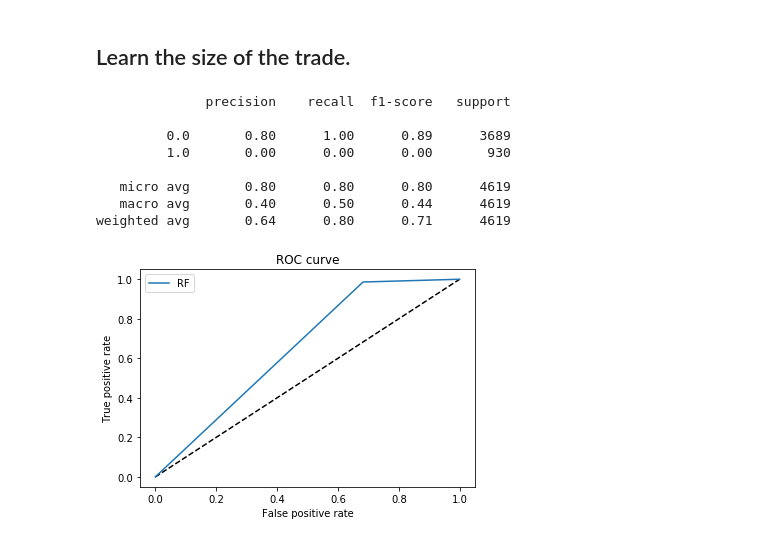
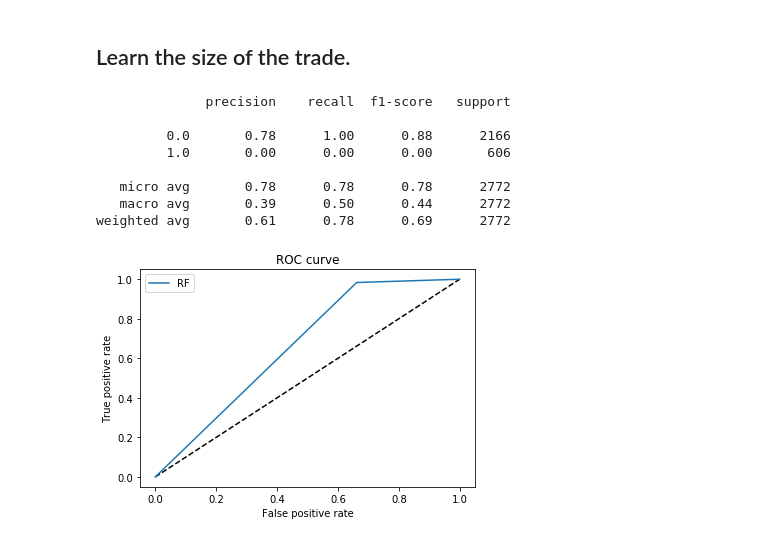
Before and after one commit to scottieblu/FinML, a Jupyter notebook: notebooks/complete_process.ipynb, the cells around one changed output. Cells and saved outputs as stored; diff of their text form; code cells hidden in the pictures.

```diff
--- a/notebooks/complete_process.ipynb
+++ b/notebooks/complete_process.ipynb
@@ -63,7 +63,7 @@ import src.features.datacleaner as dc
 data_cleaner = dc.DataCleaner()
 
 df = data_cleaner.remove_outliers(df, 'price')
-df = df.resample('1T').sum().drop_duplicates().dropna()
+df = df.resample('1T').median().drop_duplicates().dropna()
 # %% [markdown]
 ## Generate features
 # %% [markdown]
@@ -161,38 +161,38 @@ RANDOM_STATE = 777
 X = Xx.side.values.reshape(-1,1)
 #labels
 y = Xx.bin.values
 
 
-X_train, X_test, y_train, y_test = train_test_split(X, y, test_size=0.5,
+X_train, X_test, y_train, y_test = train_test_split(X, y, test_size=0.3,
                                                     shuffle=False)
 
 n_estimator = 10000
 rf = RandomForestClassifier(max_depth=2, n_estimators=n_estimator,
-                            criterion='entropy', random_state=RANDOM_STATE)
+                            criterion='entropy')
 
 rf.fit(X_train, y_train)
 
 # The random forest model by itself
 y_pred_rf = rf.predict_proba(X_test)[:, 1]
 y_pred = rf.predict(X_test)
 fpr_rf, tpr_rf, _ = roc_curve(y_test, y_pred_rf)
 print(classification_report(y_test, y_pred))
 
 plt.figure(1)
 plt.plot([0, 1], [0, 1], 'k--')
 plt.plot(fpr_rf, tpr_rf, label='RF')
 plt.xlabel('False positive rate')
 plt.ylabel('True positive rate')
 plt.title('ROC curve')
 plt.legend(loc='best')
 plt.show()
 # %% [output]
               precision    recall  f1-score   support
 
-         0.0       0.80      1.00      0.89      3689
-         1.0       0.00      0.00      0.00       930
+         0.0       0.78      1.00      0.88      2166
+         1.0       0.00      0.00      0.00       606
 
-   micro avg       0.80      0.80      0.80      4619
-   macro avg       0.40      0.50      0.44      4619
-weighted avg       0.64      0.80      0.71      4619
+   micro avg       0.78      0.78      0.78      2772
+   macro avg       0.39      0.50      0.44      2772
+weighted avg       0.61      0.78      0.69      2772
-[figure, old version]
+[figure, new version]
```
Also changed, not shown: parts of 1 cell of this notebook, 6 other files.
